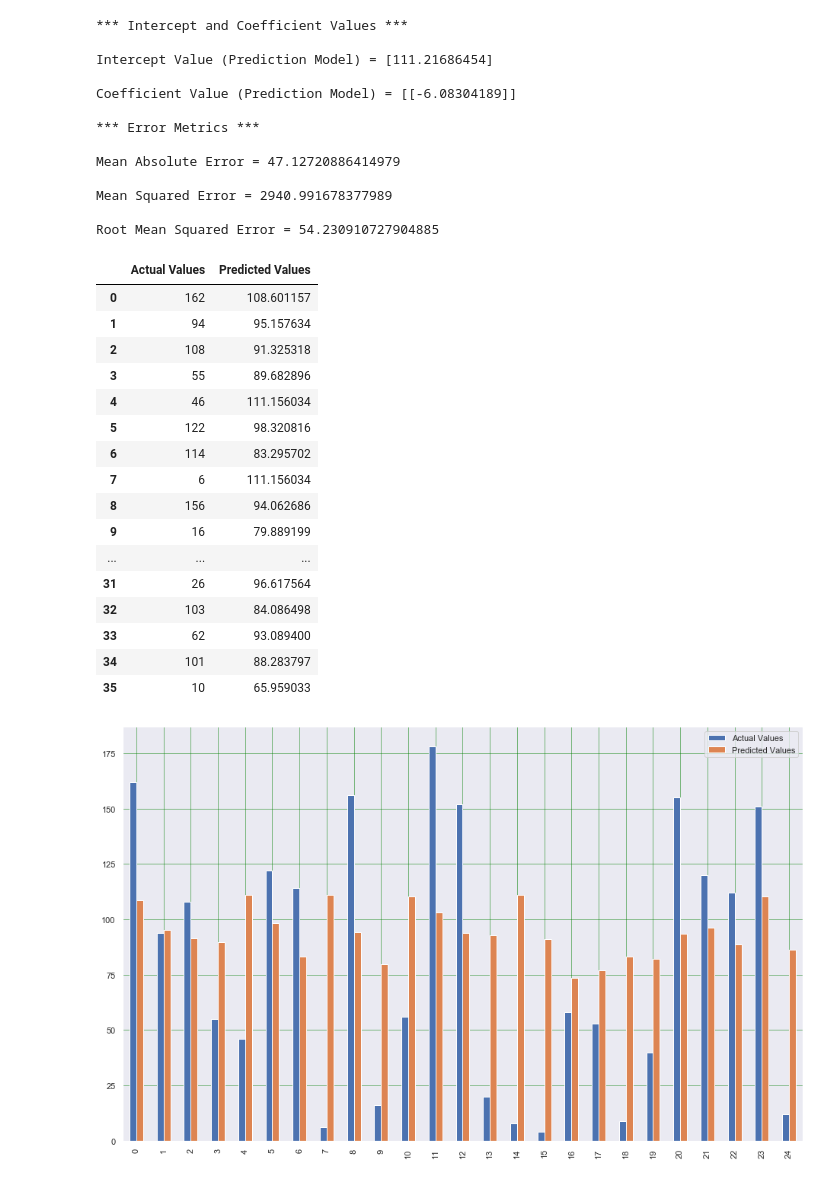
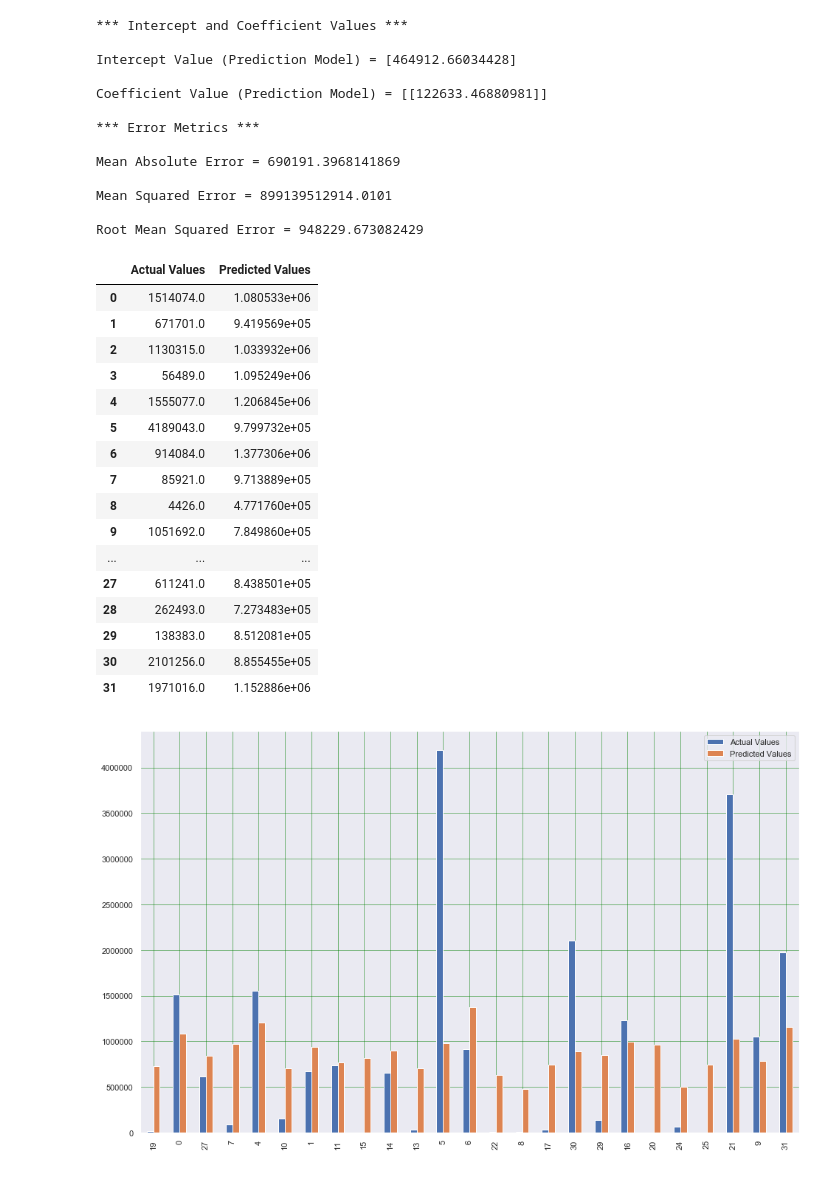
Before and after one commit to walteryu/code4sac, a Jupyter notebook: ndoch-2019/NDoCH_Notebook_Tutorial.ipynb, the cells around one changed output. Cells and saved outputs as stored; diff of their text form; code cells hidden in the pictures.

Commit message:
ben's first pass edits

```diff
--- a/ndoch-2019/NDoCH_Notebook_Tutorial.ipynb
+++ b/ndoch-2019/NDoCH_Notebook_Tutorial.ipynb
@@ -121,11 +123,18 @@ Please run code cells below with the "run" button located in the top menu. Cells
 # 02A - Load data into notebook
 
 # load data into notebook; make sure file is in folder as notebook
-df = pd.read_csv('caltrans-annual-vehicle-delay-2017-v1.csv')
+df = pd.read_csv('caltrans-annual-vehicle-delay-2017-v2.csv')
 
 # example of converting column data type
 # df['Labor Cost'] = pd.to_numeric(df['Labor Cost'])
 
 # print out first 5 lines of dataset below
 print(df.head(5))
+
+# inspect for data types and missing values (note: Pandas stores character strings as type 'object')
+print('\nOur dataframe\'s column info including data types and null/missing values: \n')
+print(df.info())
+
+# we see from df.info() that some columns have null/missing values, let's retain only complete records
+df = df.dropna()
 # %% [output]
@@ -166,7 +179,9 @@ print(df.shape)
 print('')
 
 # Remove outlier values, i.e. outside 3 standard deviations
-df = df[np.abs(df['Annual_VMT'] - df['Annual_VMT'].mean()) <= (3*df['Annual_VMT'].std())]
+    # here we use a series of logicals (True True False etc.) to retain a subset of the data
+VMT_is_within_3_standard_deviations = np.abs(df['Annual_VMT'] - df['Annual_VMT'].mean()) <= (3*df['Annual_VMT'].std())
+df = df[VMT_is_within_3_standard_deviations]
 
 print('Column Dimensions - Excluding Outliers:')
 print(df.shape)
@@ -317,7 +336,7 @@ from sklearn import metrics
 
 # Reshape cost columns as predictor variables
 X = df['Incidents_Per_Million_VMT'].values.reshape(-1,1)
-y = df['VHD_Rank'].values.reshape(-1,1)
+y = df['Annual_VHD_at_35mph'].values.reshape(-1,1)
 
 # Split data into training and test datasets
 X_train, X_test, y_train, y_test = train_test_split(X, y, test_size=0.2, random_state=0)
@@ -327,6 +346,7 @@ regressor = LinearRegression()
 regressor.fit(X_train, y_train)
 
 # Output the intercept/coefficient
+    # note our coefficients will be different from stats.linregress(), as here we fit on a training *subset* of data
 print('*** Intercept and Coefficient Values ***')
 print('')
 print('Intercept Value (Prediction Model) =', regressor.intercept_)
@@ -355,45 +375,45 @@ df_results
 # %% [output]
 *** Intercept and Coefficient Values ***
 
-Intercept Value (Prediction Model) = [111.21686454]
+Intercept Value (Prediction Model) = [464912.66034428]
 
-Coefficient Value (Prediction Model) = [[-6.08304189]]
+Coefficient Value (Prediction Model) = [[122633.46880981]]
 
 *** Error Metrics ***
 
-Mean Absolute Error = 47.12720886414979
+Mean Absolute Error = 690191.3968141869
 
-Mean Squared Error = 2940.991678377989
+Mean Squared Error = 899139512914.0101
 
-Root Mean Squared Error = 54.230910727904885
+Root Mean Squared Error = 948229.673082429
 |  | Actual Values | Predicted Values |
-| 0 | 162 | 108.601157 |
-| 1 | 94 | 95.157634 |
-| 2 | 108 | 91.325318 |
-| 3 | 55 | 89.682896 |
-| 4 | 46 | 111.156034 |
-| 5 | 122 | 98.320816 |
-| 6 | 114 | 83.295702 |
-| 7 | 6 | 111.156034 |
-| 8 | 156 | 94.062686 |
-| 9 | 16 | 79.889199 |
+| 0 | 1514074.0 | 1.080533e+06 |
+| 1 | 671701.0 | 9.419569e+05 |
+| 2 | 1130315.0 | 1.033932e+06 |
+| 3 | 56489.0 | 1.095249e+06 |
+| 4 | 1555077.0 | 1.206845e+06 |
+| 5 | 4189043.0 | 9.799732e+05 |
+| 6 | 914084.0 | 1.377306e+06 |
+| 7 | 85921.0 | 9.713889e+05 |
+| 8 | 4426.0 | 4.771760e+05 |
+| 9 | 1051692.0 | 7.849860e+05 |
 | ... | ... | ... |
-| 31 | 26 | 96.617564 |
-| 32 | 103 | 84.086498 |
-| 33 | 62 | 93.089400 |
-| 34 | 101 | 88.283797 |
-| 35 | 10 | 65.959033 |
+| 27 | 611241.0 | 8.438501e+05 |
+| 28 | 262493.0 | 7.273483e+05 |
+| 29 | 138383.0 | 8.512081e+05 |
+| 30 | 2101256.0 | 8.855455e+05 |
+| 31 | 1971016.0 | 1.152886e+06 |
 # %%
 # 4C - Prediction model with linear regresion:
 # https://towardsdatascience.com/a-beginners-guide-to-linear-regression-in-python-with-scikit-learn-83a8f7ae2b4f
 
-# Plot first 25 values
-df_25 = df_results.head(25)
+# Plot a randomly sampled 25 values
+df_25 = df_results.sample(25)
 df_25.plot(kind='bar',figsize=(16,10))
 
 # Create bar plot of actual and predicted values
 plt.grid(which='major', linestyle='-', linewidth='0.5', color='green')
 plt.grid(which='minor', linestyle=':', linewidth='0.5', color='black')
 plt.show()
 # %% [output]
-[figure, old version]
+[figure, new version]
```
Also changed, not shown: parts of 13 cells of this notebook, 16 other files.
